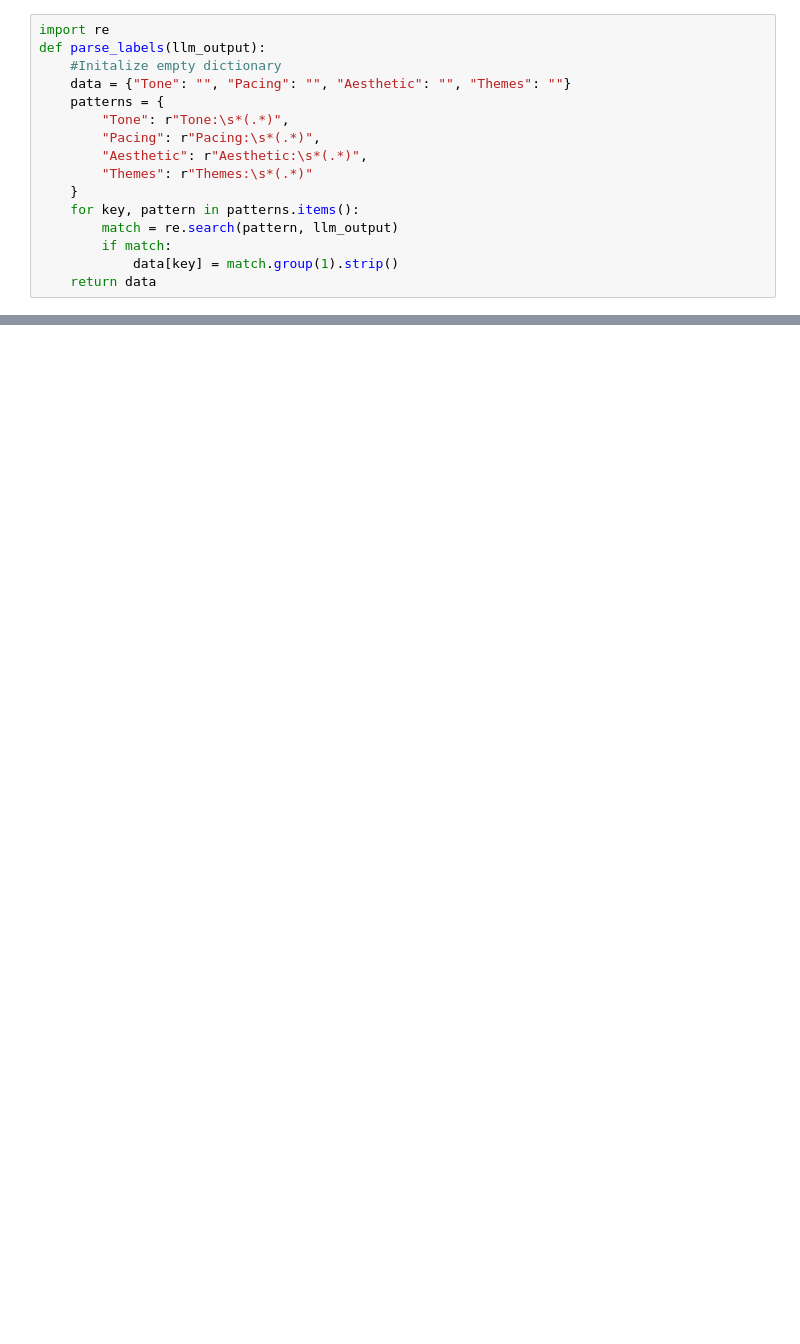
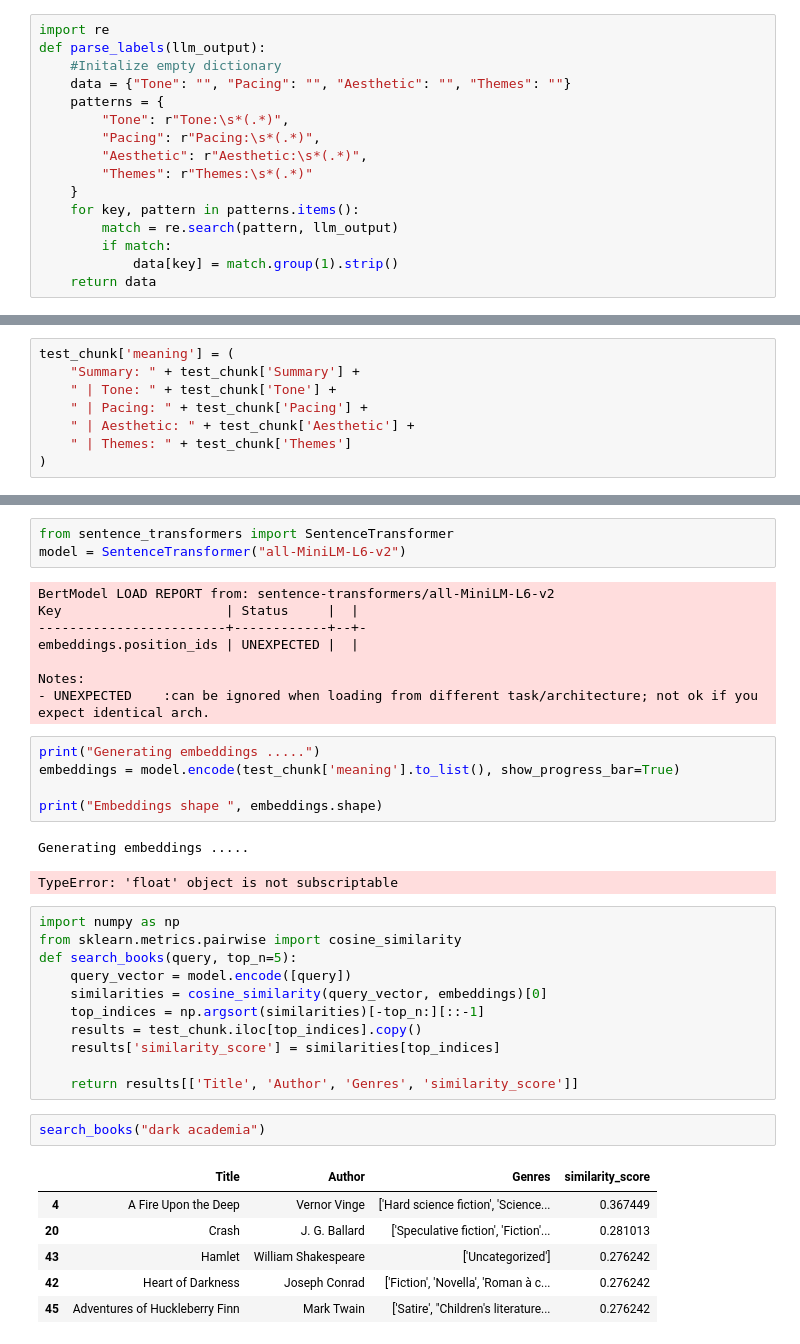
Before and after one commit to shivamgupta29/Books4U, a Jupyter notebook: server-model/notebooks/semantic_enrichment.ipynb, the cells around one changed output, grey strips where cells are left out. Cells and saved outputs as stored; diff of their text form; blank space fills up the shorter version.

Commit message:
Played with the model for enriching

```diff
--- a/server-model/notebooks/semantic_enrichment.ipynb
+++ b/server-model/notebooks/semantic_enrichment.ipynb
@@ -176,0 +180,8 @@ test_chunk.head(20)
+# %%
+test_chunk['meaning'] = (
+    "Summary: " + test_chunk['Summary'] +
+    " | Tone: " + test_chunk['Tone'] +
+    " | Pacing: " + test_chunk['Pacing'] +
+    " | Aesthetic: " + test_chunk['Aesthetic'] +
+    " | Themes: " + test_chunk['Themes']
+)
@@ -176,0 +197,39 @@ test_chunk.head(20)
+# %%
+from sentence_transformers import SentenceTransformer
+model = SentenceTransformer("all-MiniLM-L6-v2")
+# %% [output]
+BertModel LOAD REPORT from: sentence-transformers/all-MiniLM-L6-v2
+Key                     | Status     |  |
+------------------------+------------+--+-
+embeddings.position_ids | UNEXPECTED |  |
+
+Notes:
+- UNEXPECTED    :can be ignored when loading from different task/architecture; not ok if you expect identical arch.
+# %%
+print("Generating embeddings .....")
+embeddings = model.encode(test_chunk['meaning'].to_list(), show_progress_bar=True)
+
+print("Embeddings shape ", embeddings.shape)
+# %% [output]
+Generating embeddings .....
+TypeError: 'float' object is not subscriptable
+# %%
+import numpy as np
+from sklearn.metrics.pairwise import cosine_similarity
+def search_books(query, top_n=5):
+    query_vector = model.encode([query])
+    similarities = cosine_similarity(query_vector, embeddings)[0]
+    top_indices = np.argsort(similarities)[-top_n:][::-1]
+    results = test_chunk.iloc[top_indices].copy()
+    results['similarity_score'] = similarities[top_indices]
+
+    return results[['Title', 'Author', 'Genres', 'similarity_score']]
+# %%
+search_books("dark academia")
+# %% [output]
+|  | Title | Author | Genres | similarity_score |
+| 4 | A Fire Upon the Deep | Vernor Vinge | ['Hard science fiction', 'Science... | 0.367449 |
+| 20 | Crash | J. G. Ballard | ['Speculative fiction', 'Fiction'... | 0.281013 |
+| 43 | Hamlet | William Shakespeare | ['Uncategorized'] | 0.276242 |
+| 42 | Heart of Darkness | Joseph Conrad | ['Fiction', 'Novella', 'Roman à c... | 0.276242 |
+| 45 | Adventures of Huckleberry Finn | Mark Twain | ['Satire', "Children's literature... | 0.276242 |
```
Also changed, not shown: parts of 10 cells of this notebook, 1 other file.
